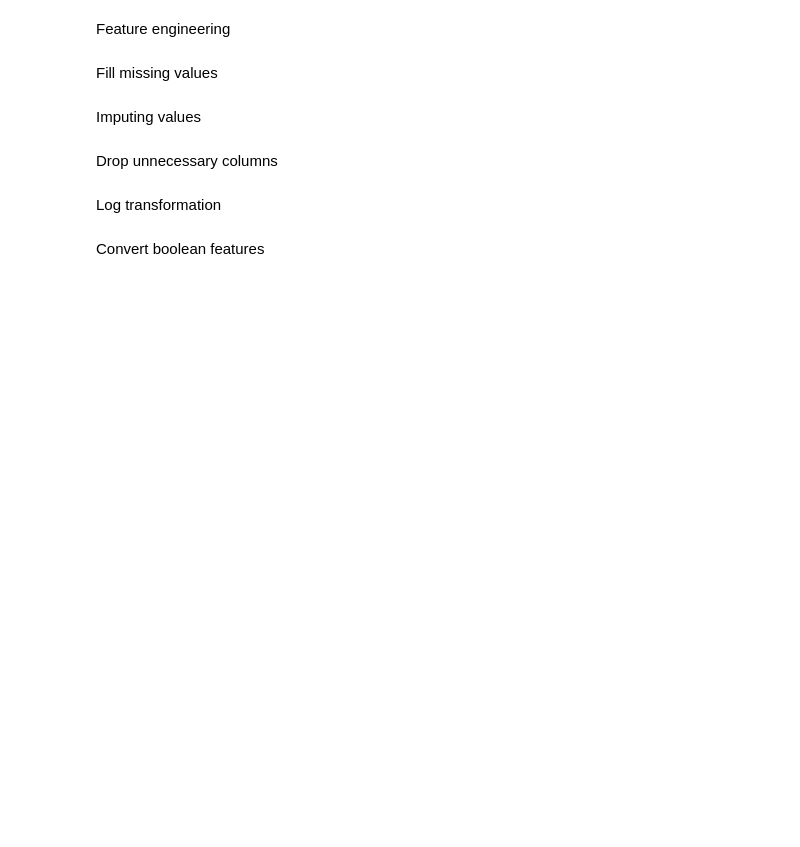
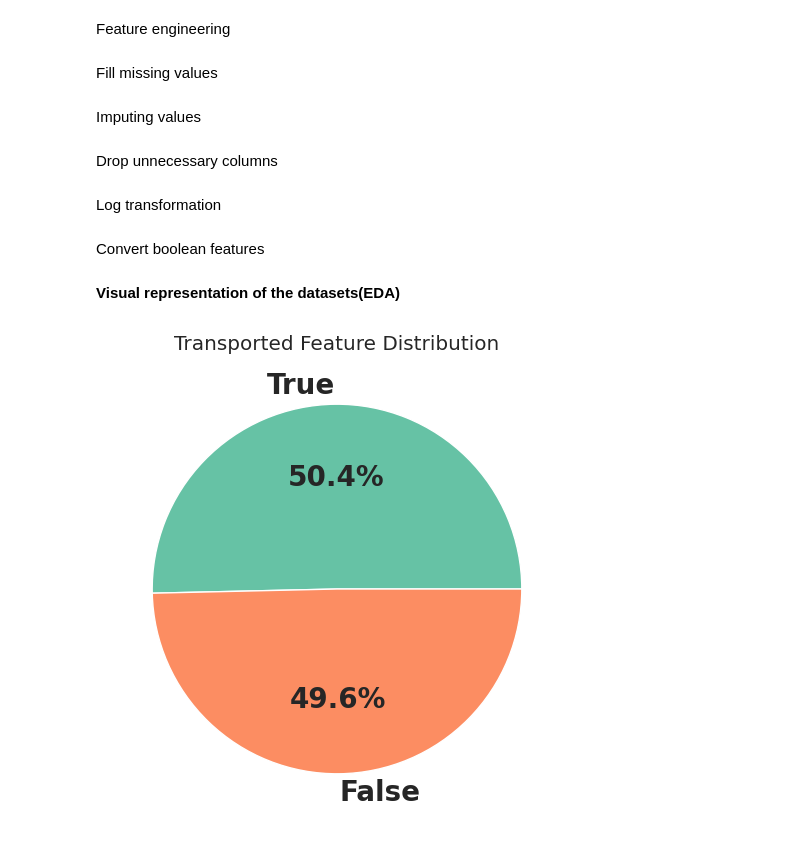
Before and after one commit to 7PAM2015-0509-2023-Group-20/-Kaggle-Challenge-20, a Jupyter notebook: Group_project_Kaggle_Challenge.ipynb, the cells around one changed output. Saved outputs shown, nothing was run; the diff lists cells and outputs as text; code cells hidden in the pictures; blank space fills up the shorter version.

```diff
--- a/Group_project_Kaggle_Challenge.ipynb
+++ b/Group_project_Kaggle_Challenge.ipynb
@@ -208,3 +199,12 @@ Convert boolean features
 bool_features = ['CryoSleep', 'VIP', 'Solo_Travel', 'No_Spending', 'Cabin_Region']
 train_data[bool_features] = train_data[bool_features].astype(bool)
 test_data[bool_features] = test_data[bool_features].astype(bool)
+# %% [markdown]
+**Visual representation of the datasets(EDA)**
+# %%
+plt.figure(figsize=(10,6))
+plt.pie(train_data["Transported"].value_counts(),labels=train_data["Transported"].value_counts().keys(),autopct="%1.1f%%",
+       textprops={"fontsize":20,"fontweight":"black"},colors=sns.color_palette("Set2"))
+plt.title("Transported Feature Distribution");
+# %% [output]
+[figure, added]
```
Also changed, not shown: parts of 10 cells of this notebook.
